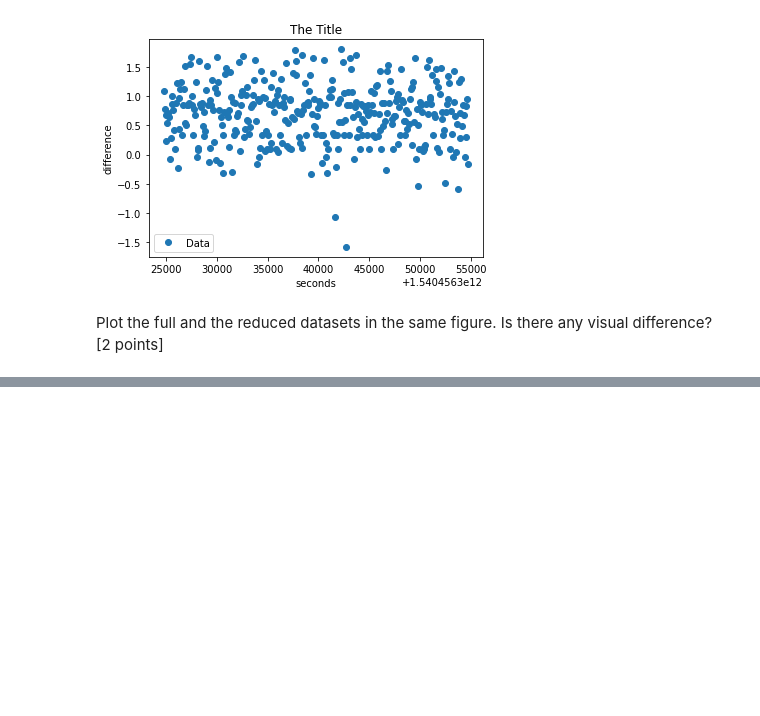
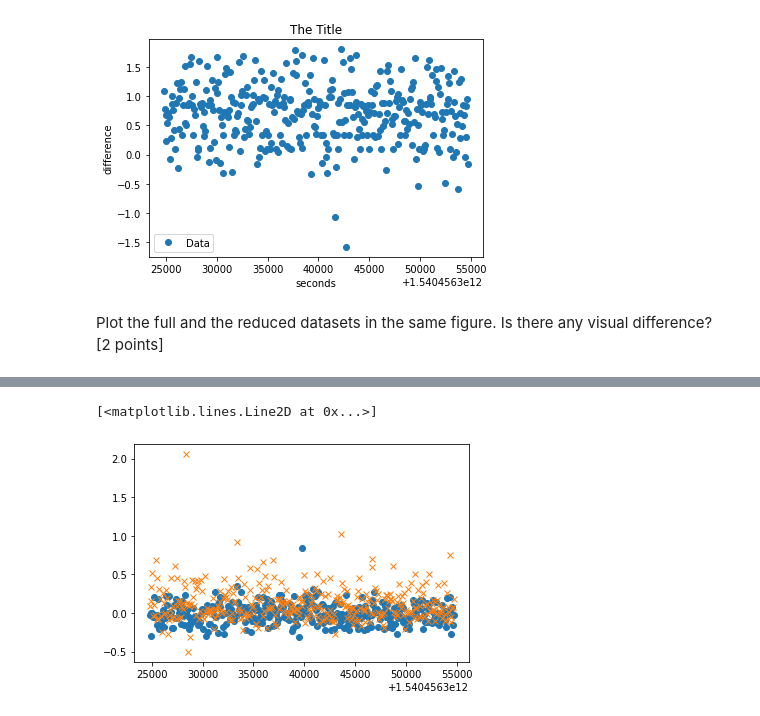
Before and after one commit to PStettler/DSF-DCBP-Philip-Stettler, a Jupyter notebook: codingTask1.ipynb, the cells around one changed output, grey strips where cells are left out. Drawn from its saved outputs; the diff is of its cells as text; code cells hidden in the pictures; blank space fills up the shorter version.

```diff
--- a/codingTask1.ipynb
+++ b/codingTask1.ipynb
@@ -88,0 +80,8 @@ Plot the full and the reduced datasets in the same figure. Is there any visual d
+# %%
+red_2nm = reduce(step=2)
+fig, ax = plt.subplots()
+ax.plot(df.iloc[:,1].values,red_2nm.iloc[:,0].values,'o');
+ax.plot(df.iloc[:,1].values,df.iloc[:,5].values,'x')
+# %% [output]
+[<matplotlib.lines.Line2D at 0x...>]
+[figure, added]
```
Also changed, not shown: parts of 1 cell of this notebook.
